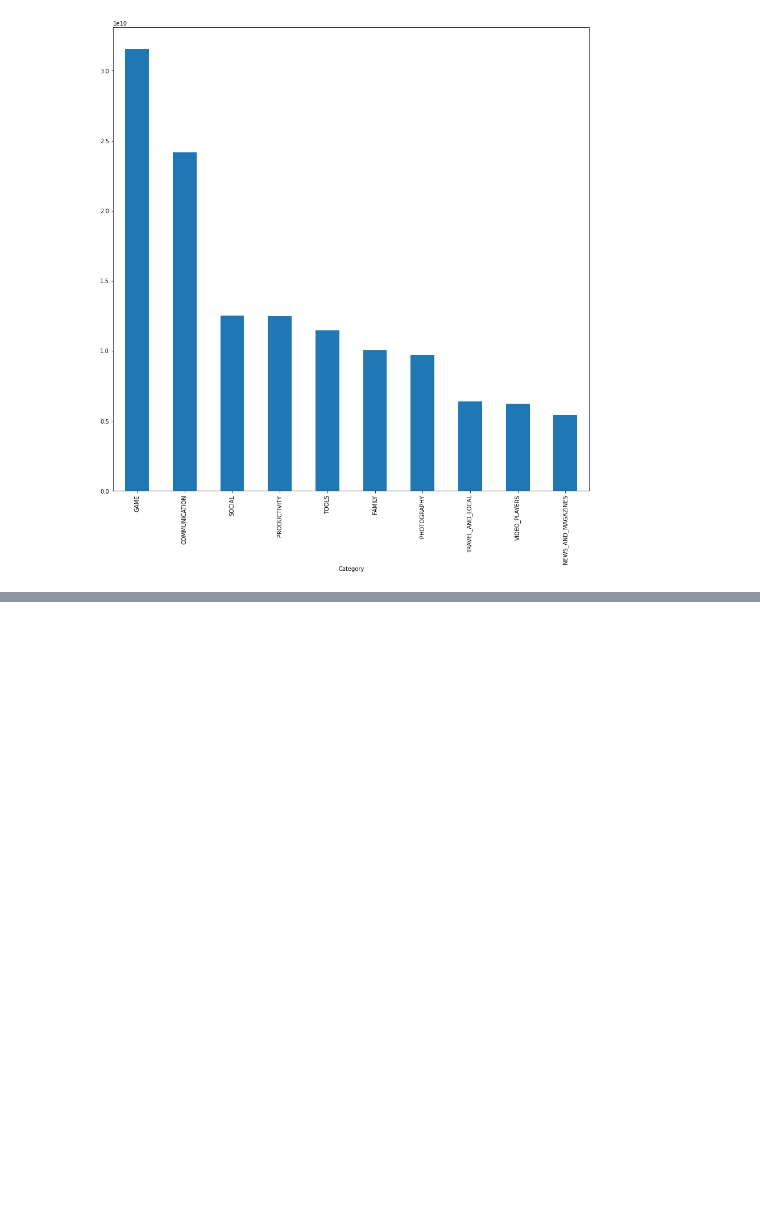
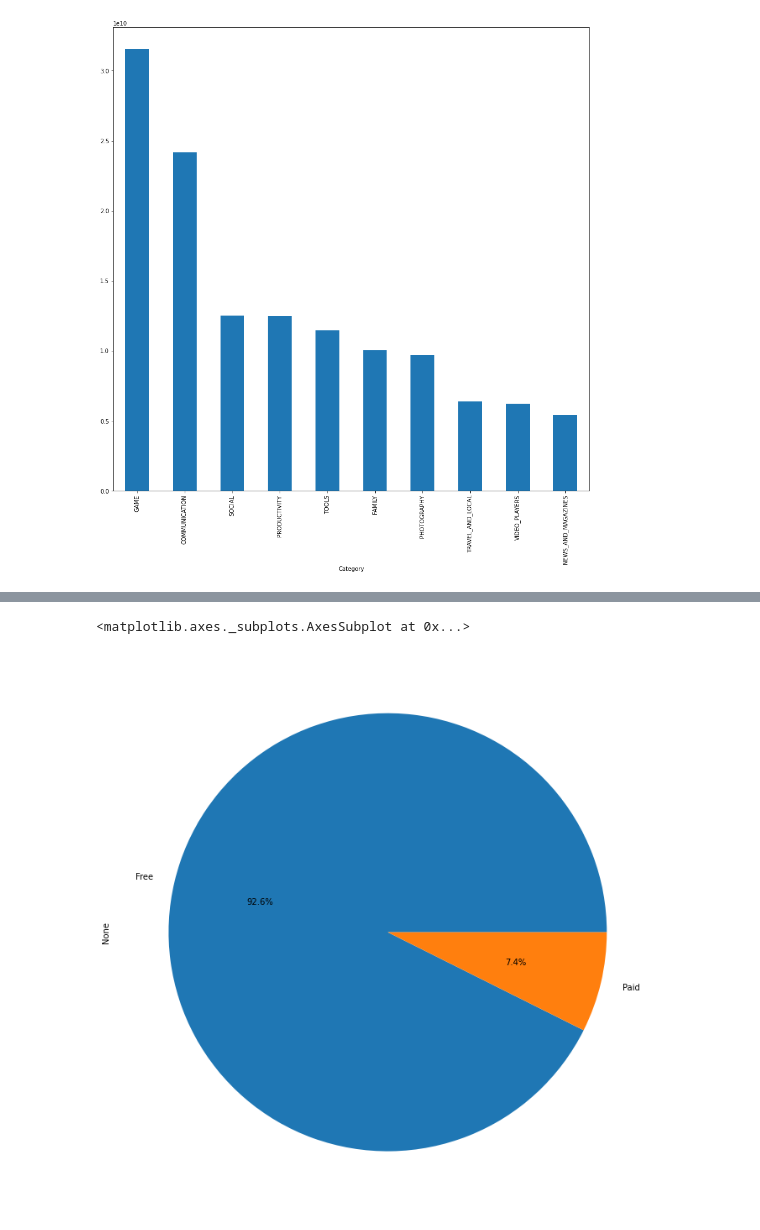
Before and after one commit to prasath9944/EDA, a Jupyter notebook: PlayStoreEDA_FE.ipynb, the cells around one changed output, grey strips where cells are left out. Saved outputs shown, nothing was run; the diff lists cells and outputs as text; code cells hidden in the pictures; blank space fills up the shorter version.

```diff
--- a/PlayStoreEDA_FE.ipynb
+++ b/PlayStoreEDA_FE.ipynb
@@ -952,0 +972,5 @@ df.groupby('Category')['Installs'].sum().nlargest(10).plot(kind='bar',figsize=(1
+# %%
+df.value_counts("Type").plot(kind='pie',figsize=(12,12),autopct='%1.1f%%')
+# %% [output]
+<matplotlib.axes._subplots.AxesSubplot at 0x...>
+[figure, added]
```
Also changed, not shown: parts of 39 cells of this notebook.
